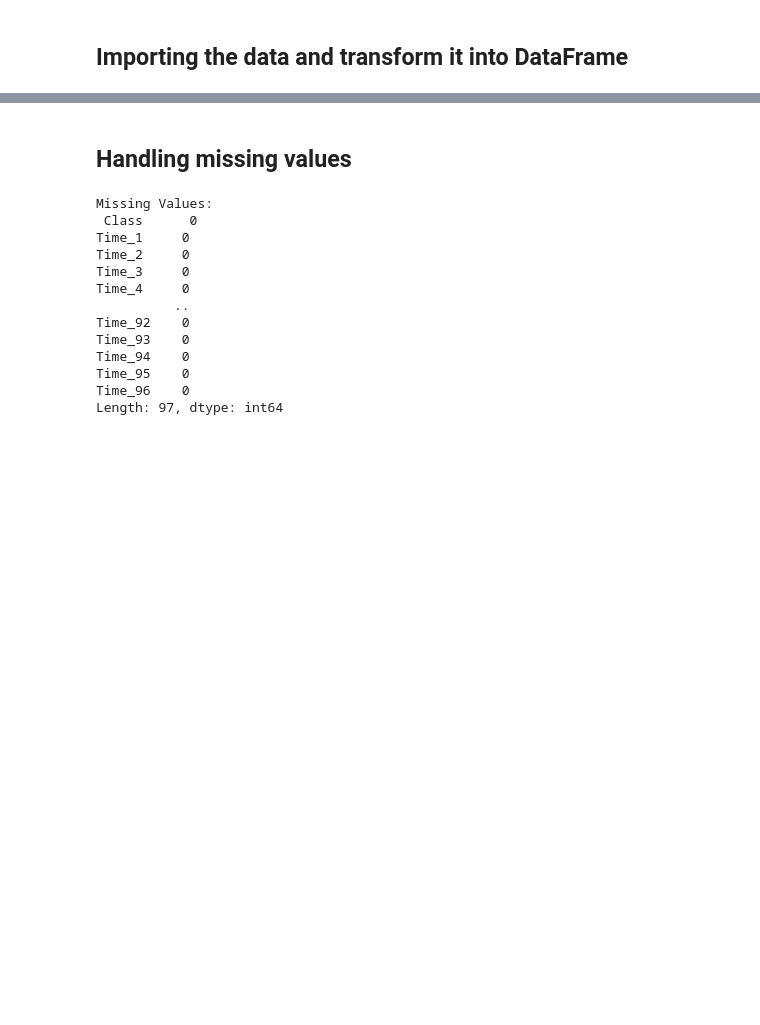
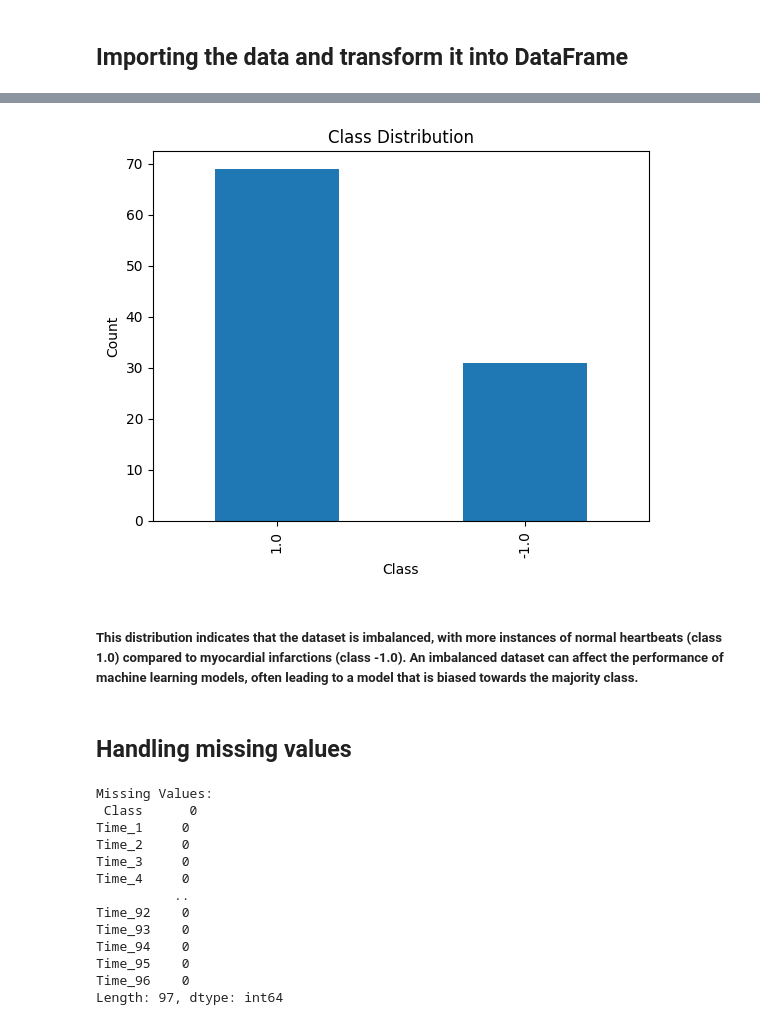
Before and after one commit to MoonFuji/time-series-analysis, a Jupyter notebook: ts.ipynb, the cells around one changed output, grey strips where cells are left out. Saved outputs shown, nothing was run; the diff lists cells and outputs as text; code cells hidden in the pictures; blank space fills up the shorter version.

```diff
--- a/ts.ipynb
+++ b/ts.ipynb
@@ -28,3 +257,14 @@ df.head(5)
+# %%
+# Plot the class distribution
+class_distribution.plot(kind='bar')
+plt.xlabel('Class')
+plt.ylabel('Count')
+plt.title('Class Distribution')
+plt.show()
+# %% [output]
+[figure, added]
+# %% [markdown]
+<h5>This distribution indicates that the dataset is imbalanced, with more instances of normal heartbeats (class 1.0) compared to myocardial infarctions (class -1.0). An imbalanced dataset can affect the performance of machine learning models, often leading to a model that is biased towards the majority class.</h5>
 # %% [markdown]
 <h2>Handling missing values</h2>
 # %%
```
Also changed, not shown: parts of 57 cells of this notebook.
